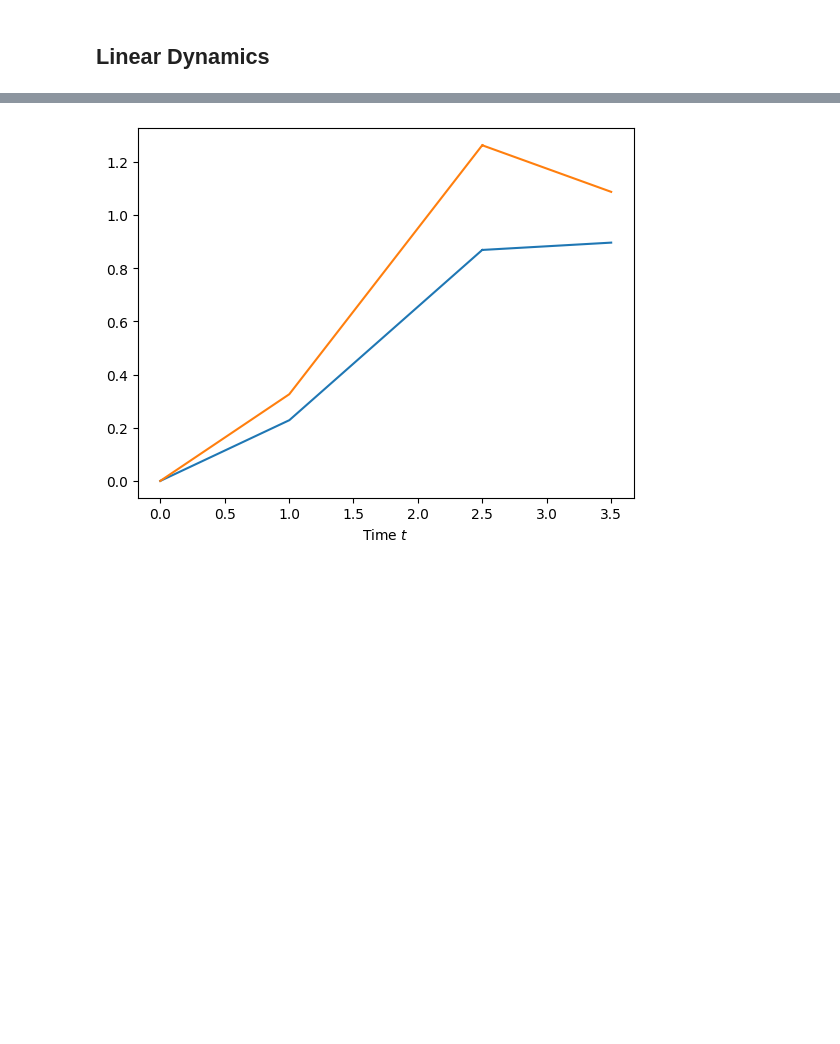
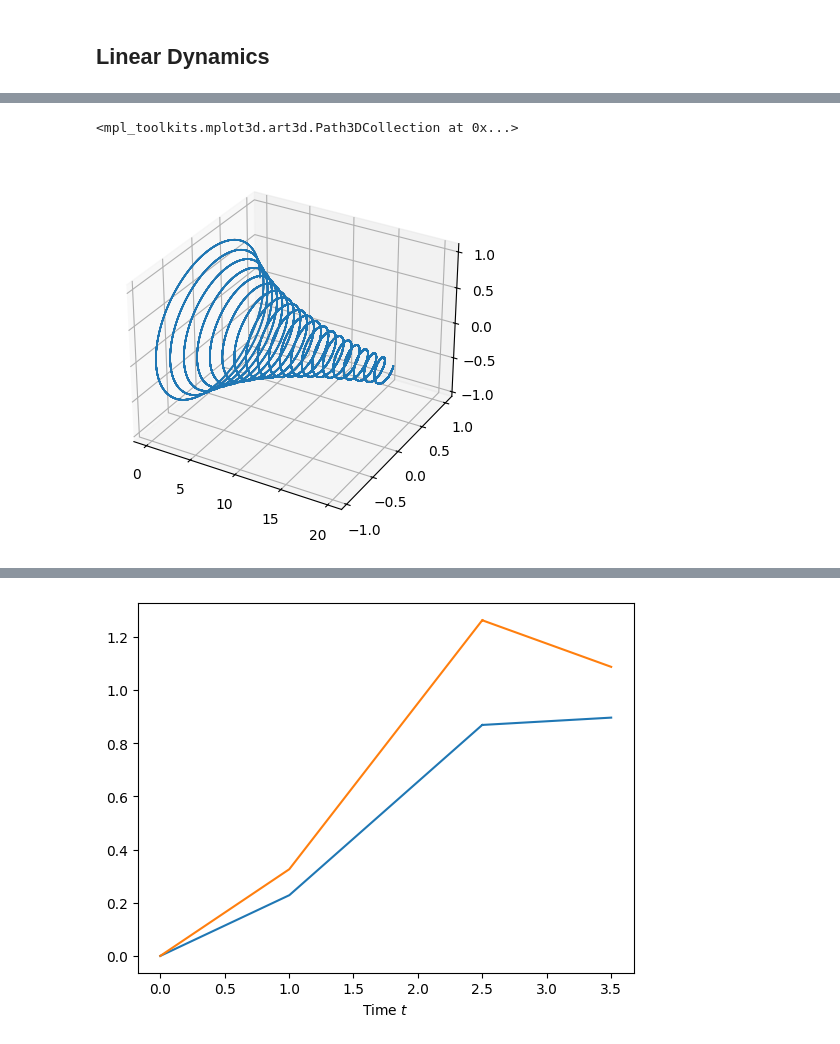
Before and after one commit to cpehle/njx, a Jupyter notebook: doc/notebooks/event_based_snn.ipynb, the cells around one changed output, grey strips where cells are left out. Cells and saved outputs as stored; diff of their text form; code cells hidden in the pictures; blank space fills up the shorter version.

```diff
--- a/doc/notebooks/event_based_snn.ipynb
+++ b/doc/notebooks/event_based_snn.ipynb
@@ -32,4 +35,15 @@ class LinearState:
 
 def linear_dynamics(s: LinearState, t: float) -> LinearState:
     return LinearState(s.x + s.a * t, s.a)
+# %%
+
+
+fig = plt.figure()
+ax = fig.add_subplot(projection='3d')
+
+xs = np.arange(0, 20.0, 1e-4)
+ax.scatter(xs, np.real(np.exp(-0.1*xs + 2*np.pi*1j*xs)), np.imag(np.exp(-0.1*xs + 2*np.pi*1j*xs)), s=0.01)
+# %% [output]
+<mpl_toolkits.mplot3d.art3d.Path3DCollection at 0x...>
+[figure, added]
 # %%
```
Also changed, not shown: parts of 12 cells of this notebook, 47 other files.
